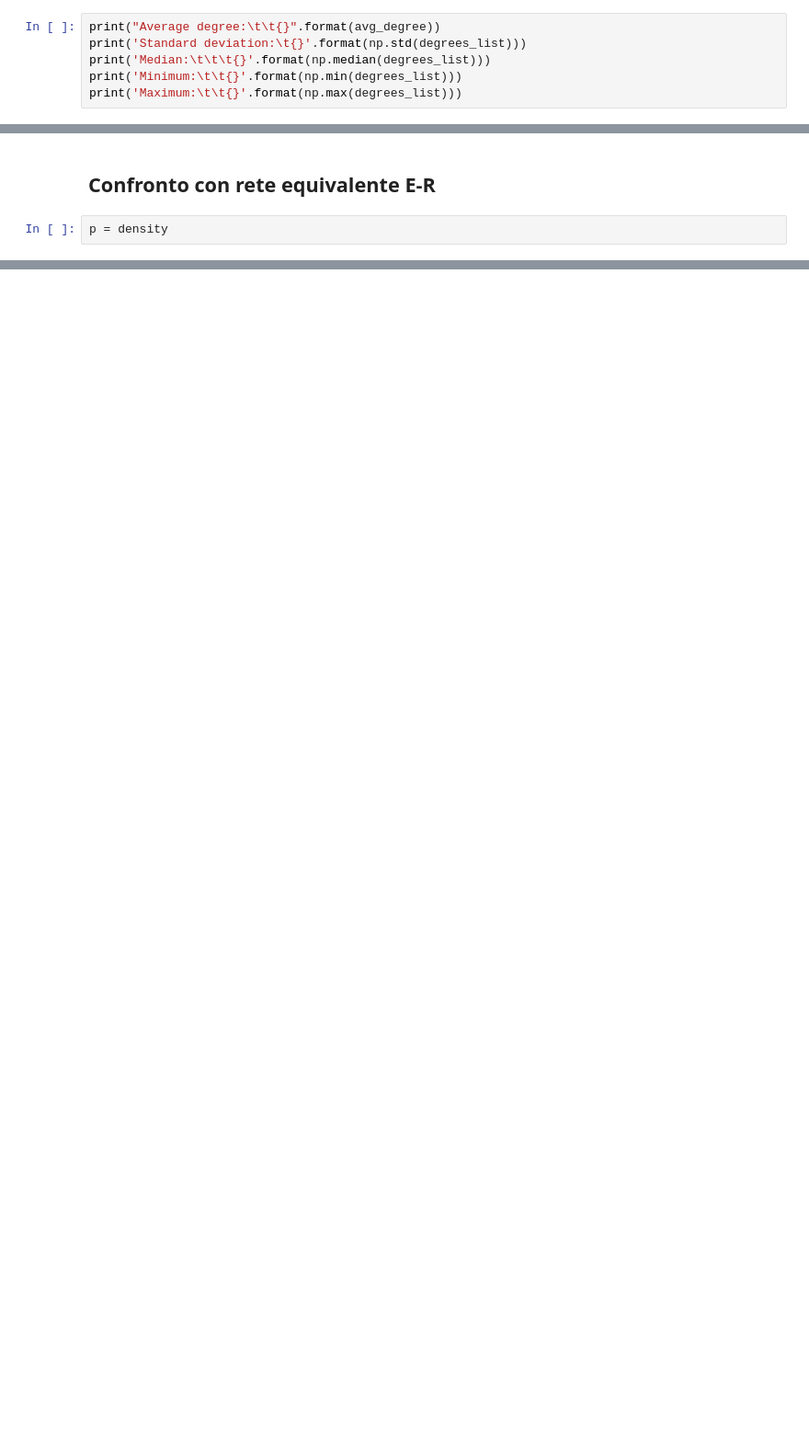
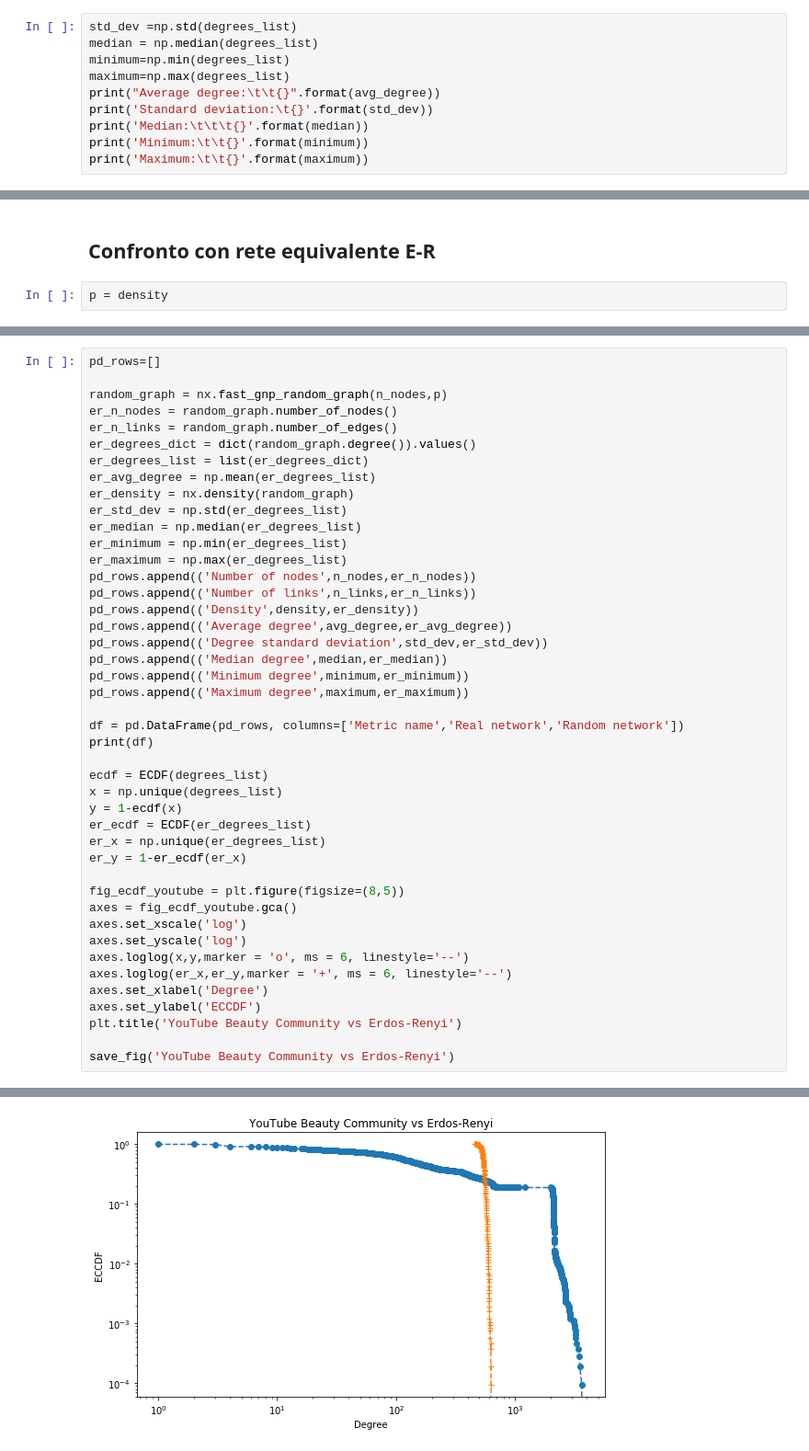
Before and after one commit to eliroc98/progetto_SMM, a Jupyter notebook: 7_network_analysis_classic.ipynb, the cells around one changed output, grey strips where cells are left out. Shown: that part at 92% size. Cells and saved outputs as stored; diff of their text form; blank space fills up the shorter version.

```diff
--- a/7_network_analysis_classic.ipynb
+++ b/7_network_analysis_classic.ipynb
@@ -39,11 +47,15 @@ Density:        0.051227941282693576
 # %% [markdown]
 # Analisi della distribuzione del grado
 # %%
+std_dev =np.std(degrees_list)
+median = np.median(degrees_list)
+minimum=np.min(degrees_list)
+maximum=np.max(degrees_list)
 print("Average degree:\t\t{}".format(avg_degree))
-print('Standard deviation:\t{}'.format(np.std(degrees_list)))
-print('Median:\t\t\t{}'.format(np.median(degrees_list)))
-print('Minimum:\t\t{}'.format(np.min(degrees_list)))
-print('Maximum:\t\t{}'.format(np.max(degrees_list)))
+print('Standard deviation:\t{}'.format(std_dev))
+print('Median:\t\t\t{}'.format(median))
+print('Minimum:\t\t{}'.format(minimum))
+print('Maximum:\t\t{}'.format(maximum))
 # %% [output]
 Average degree:         541.7867070057672
 Standard deviation:     784.2755949483075
@@ -75,0 +158,45 @@ random_graph = nx.fast_gnp_random_graph(n_nodes,p)
+# %%
+pd_rows=[]
+
+random_graph = nx.fast_gnp_random_graph(n_nodes,p)
+er_n_nodes = random_graph.number_of_nodes()
+er_n_links = random_graph.number_of_edges()
+er_degrees_dict = dict(random_graph.degree()).values()
+er_degrees_list = list(er_degrees_dict)
+er_avg_degree = np.mean(er_degrees_list)
+er_density = nx.density(random_graph)
+er_std_dev = np.std(er_degrees_list)
+er_median = np.median(er_degrees_list)
+er_minimum = np.min(er_degrees_list)
+er_maximum = np.max(er_degrees_list)
+pd_rows.append(('Number of nodes',n_nodes,er_n_nodes))
+pd_rows.append(('Number of links',n_links,er_n_links))
+pd_rows.append(('Density',density,er_density))
+pd_rows.append(('Average degree',avg_degree,er_avg_degree))
+pd_rows.append(('Degree standard deviation',std_dev,er_std_dev))
+pd_rows.append(('Median degree',median,er_median))
+pd_rows.append(('Minimum degree',minimum,er_minimum))
+pd_rows.append(('Maximum degree',maximum,er_maximum))
+
+df = pd.DataFrame(pd_rows, columns=['Metric name','Real network','Random network'])
+print(df)
+
+ecdf = ECDF(degrees_list)
+x = np.unique(degrees_list)
+y = 1-ecdf(x)
+er_ecdf = ECDF(er_degrees_list)
+er_x = np.unique(er_degrees_list)
+er_y = 1-er_ecdf(er_x)
+
+fig_ecdf_youtube = plt.figure(figsize=(8,5))
+axes = fig_ecdf_youtube.gca()
+axes.set_xscale('log')
+axes.set_yscale('log')
+axes.loglog(x,y,marker = 'o', ms = 6, linestyle='--')
+axes.loglog(er_x,er_y,marker = '+', ms = 6, linestyle='--')
+axes.set_xlabel('Degree')
+axes.set_ylabel('ECCDF')
+plt.title('YouTube Beauty Community vs Erdos-Renyi')
+
+save_fig('YouTube Beauty Community vs Erdos-Renyi')
+# %% [output]
@@ -75,0 +213 @@ random_graph = nx.fast_gnp_random_graph(n_nodes,p)
+[figure, added]
```
Also changed, not shown: parts of 21 cells of this notebook, 5 other files.
